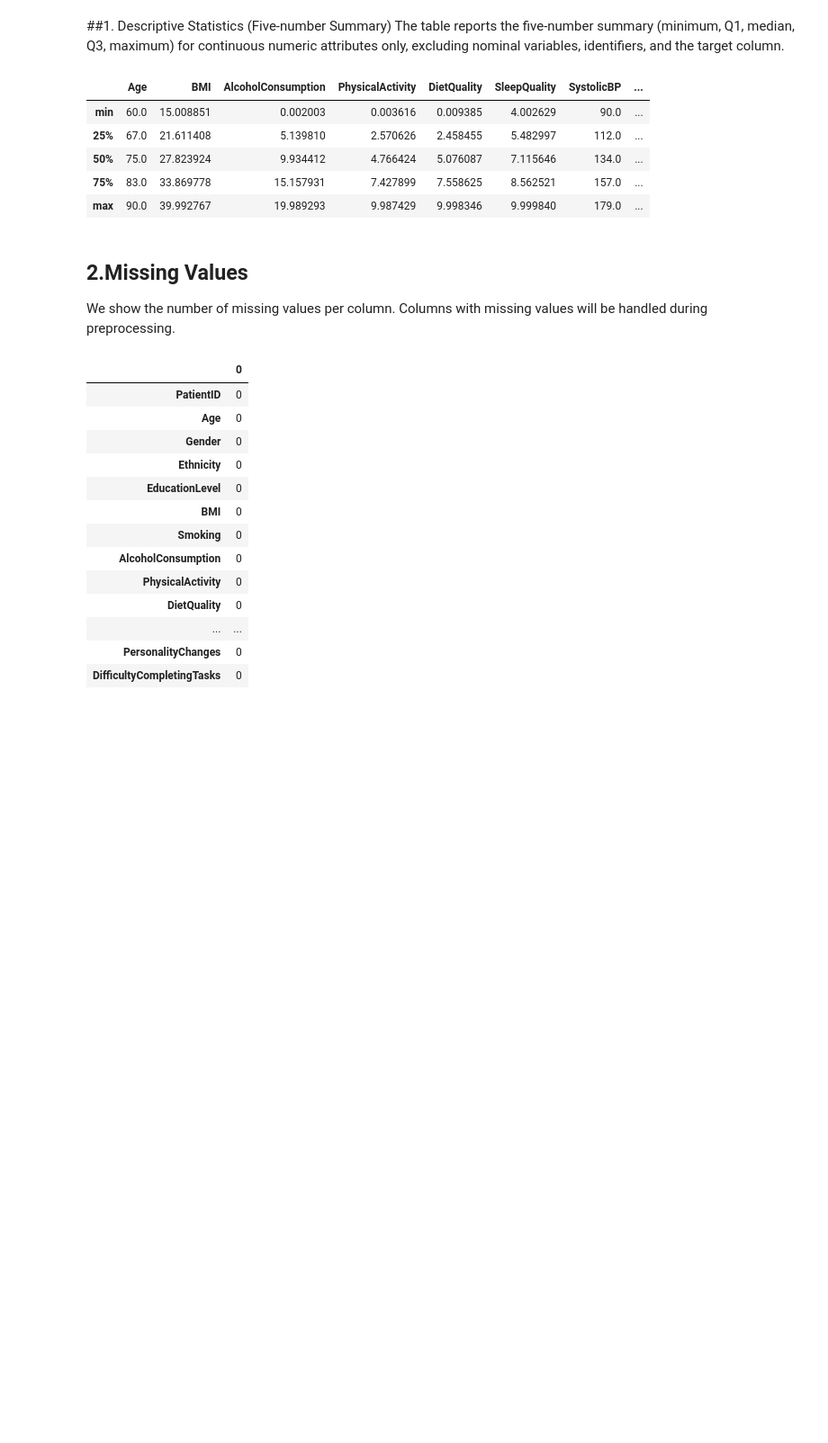
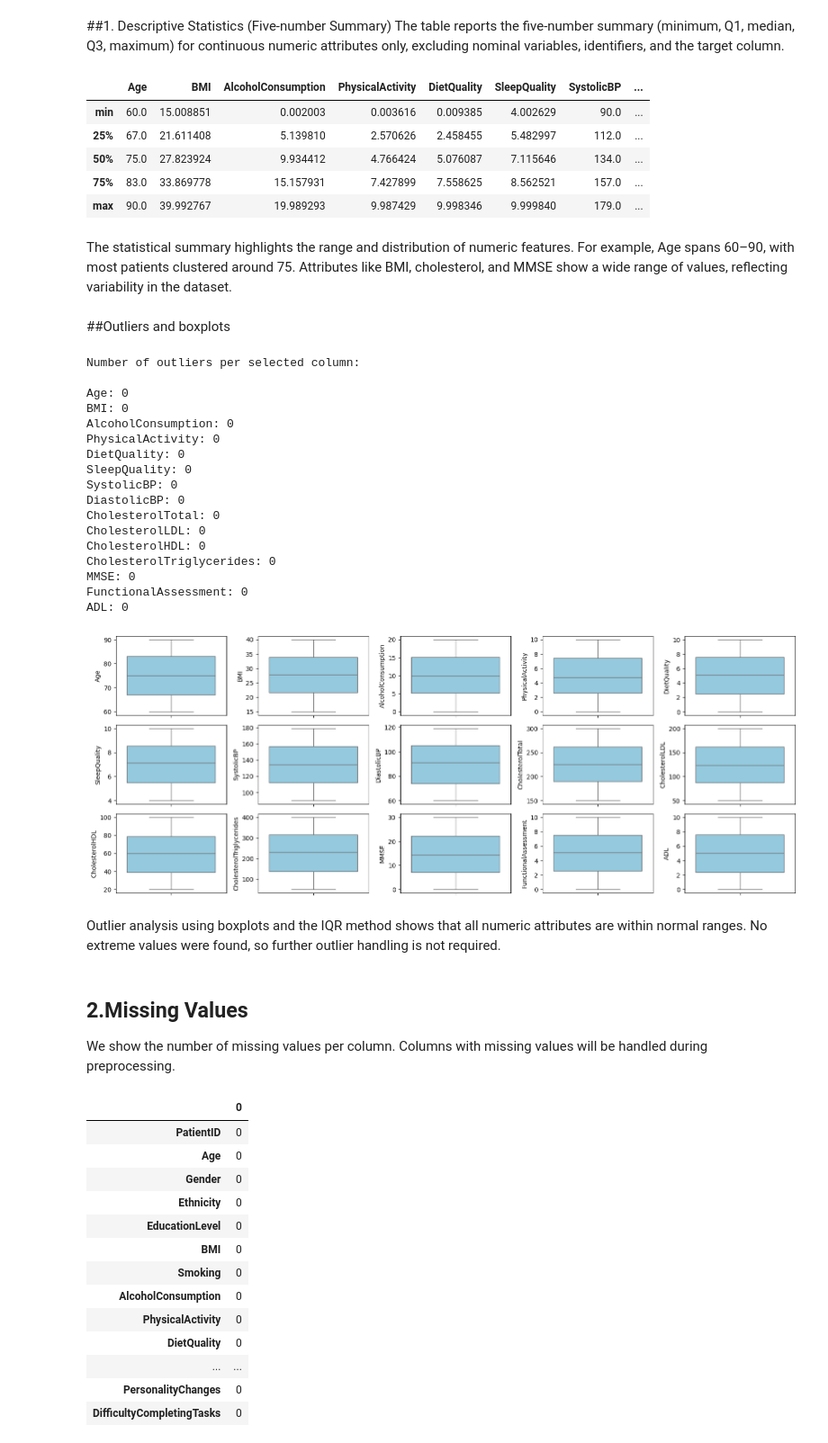
Before and after one commit to shahodi011/IT326-Project, a Jupyter notebook: Reports/Phase2.ipynb, the cells around one changed output. Shown at 90% size. Drawn from its saved outputs; the diff is of its cells as text; code cells hidden in the pictures; blank space fills up the shorter version.

```diff
--- a/Reports/Phase2.ipynb
+++ b/Reports/Phase2.ipynb
@@ -29,6 +36,63 @@ five_num
 | 50% | 75.0 | 27.823924 | 9.934412 | 4.766424 | 5.076087 | 7.115646 | 134.0 | ... |
 | 75% | 83.0 | 33.869778 | 15.157931 | 7.427899 | 7.558625 | 8.562521 | 157.0 | ... |
 | max | 90.0 | 39.992767 | 19.989293 | 9.987429 | 9.998346 | 9.999840 | 179.0 | ... |
+# %% [markdown]
+The statistical summary highlights the range and distribution of numeric features. For example, Age spans 60–90, with most patients clustered around 75. Attributes like BMI, cholesterol, and MMSE show a wide range of values, reflecting variability in the dataset.
+# %% [markdown]
+##Outliers and boxplots
+# %%
+numeric_cols = [
+    "Age", "BMI", "AlcoholConsumption", "PhysicalActivity", "DietQuality",
+    "SleepQuality", "SystolicBP", "DiastolicBP", "CholesterolTotal",
+    "CholesterolLDL", "CholesterolHDL", "CholesterolTriglycerides",
+    "MMSE", "FunctionalAssessment", "ADL"
+]
+
+#Outlier detection function (IQR method)
+def detect_outliers(df, column):
+    Q1 = df[column].quantile(0.25)
+    Q3 = df[column].quantile(0.75)
+    IQR = Q3 - Q1
+    lower_bound = Q1 - 1.5 * IQR
+    upper_bound = Q3 + 1.5 * IQR
+    outliers = df[(df[column] < lower_bound) | (df[column] > upper_bound)]
+    return outliers
+
+#Show outlier counts
+print("Number of outliers per selected column:\n")
+for col in numeric_cols:
+    outliers = detect_outliers(df, col)
+    print(f"{col}: {len(outliers)}")
+
+#Boxplots for selected numeric columns
+plt.figure(figsize=(16, 10))
+for i, col in enumerate(numeric_cols, 1):
+    plt.subplot(5, 5, i)
+    sns.boxplot(y=df[col], color="skyblue")
+
+plt.tight_layout()
+plt.show()
+# %% [output]
+Number of outliers per selected column:
+
+Age: 0
+BMI: 0
+AlcoholConsumption: 0
+PhysicalActivity: 0
+DietQuality: 0
+SleepQuality: 0
+SystolicBP: 0
+DiastolicBP: 0
+CholesterolTotal: 0
+CholesterolLDL: 0
+CholesterolHDL: 0
+CholesterolTriglycerides: 0
+MMSE: 0
+FunctionalAssessment: 0
+ADL: 0
+[figure, added]
+# %% [markdown]
+Outlier analysis using boxplots and the IQR method shows that all numeric attributes are within normal ranges. No extreme values were found, so further outlier handling is not required.
 # %% [markdown]
 ## 2.Missing Values
 We show the number of missing values per column. Columns with missing values will be handled during preprocessing.
```
Also changed, not shown: parts of 10 cells of this notebook.
